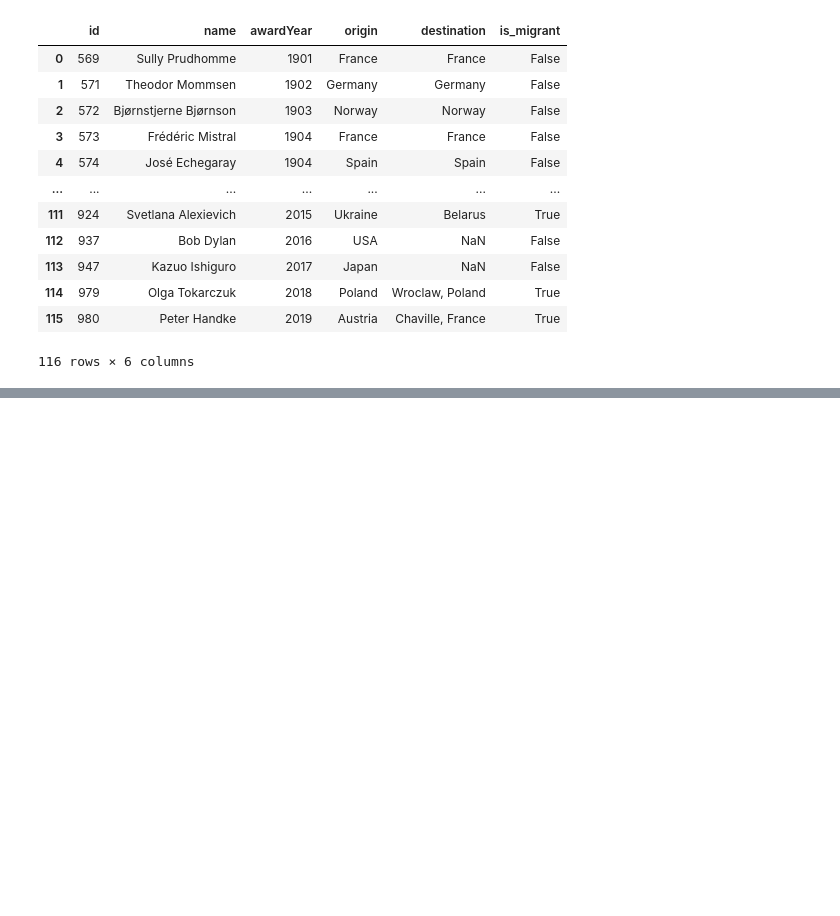
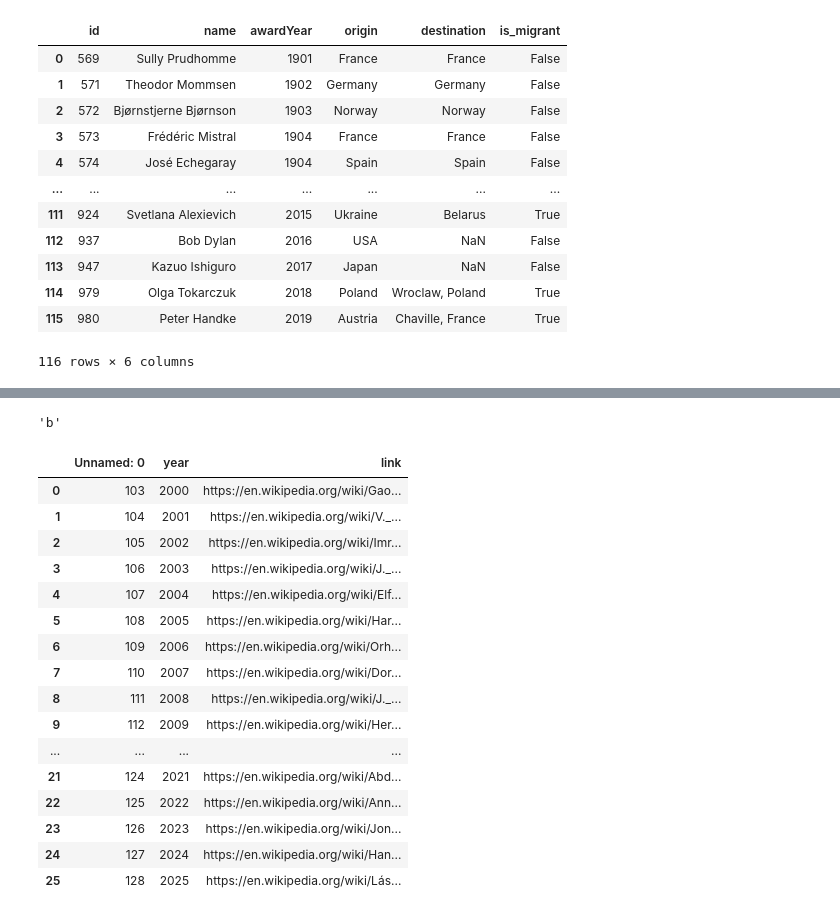
Before and after one commit to MHRDYN7/HUMA_1678_Final_Project, a Jupyter notebook: python_scripts/exploration.ipynb, the cells around one changed output, grey strips where cells are left out. Cells and saved outputs as stored; diff of their text form; code cells hidden in the pictures; blank space fills up the shorter version.

Commit message:
big data processing done

```diff
--- a/exploration.ipynb
+++ b/python_scripts/exploration.ipynb
@@ -233,0 +485,34 @@ migration
+# %%
+dic = {
+    "b": 1,
+    "a": 2
+}
+
+list(dic.keys())[0]
+# %% [output]
+'b'
+# %%
+path = '..\\data\\laureates_after_2000.csv'
+
+import pandas as pd
+
+df = pd.read_csv(path)
+df
+# %% [output]
+|  | Unnamed: 0 | year | link |
+| 0 | 103 | 2000 | https://en.wikipedia.org/wiki/Gao... |
+| 1 | 104 | 2001 | https://en.wikipedia.org/wiki/V._... |
+| 2 | 105 | 2002 | https://en.wikipedia.org/wiki/Imr... |
+| 3 | 106 | 2003 | https://en.wikipedia.org/wiki/J._... |
+| 4 | 107 | 2004 | https://en.wikipedia.org/wiki/Elf... |
+| 5 | 108 | 2005 | https://en.wikipedia.org/wiki/Har... |
+| 6 | 109 | 2006 | https://en.wikipedia.org/wiki/Orh... |
+| 7 | 110 | 2007 | https://en.wikipedia.org/wiki/Dor... |
+| 8 | 111 | 2008 | https://en.wikipedia.org/wiki/J._... |
+| 9 | 112 | 2009 | https://en.wikipedia.org/wiki/Her... |
+| ... | ... | ... | ... |
+| 21 | 124 | 2021 | https://en.wikipedia.org/wiki/Abd... |
+| 22 | 125 | 2022 | https://en.wikipedia.org/wiki/Ann... |
+| 23 | 126 | 2023 | https://en.wikipedia.org/wiki/Jon... |
+| 24 | 127 | 2024 | https://en.wikipedia.org/wiki/Han... |
+| 25 | 128 | 2025 | https://en.wikipedia.org/wiki/Lás... |
```
Also changed, not shown: parts of 19 cells of this notebook, 21 other files.
